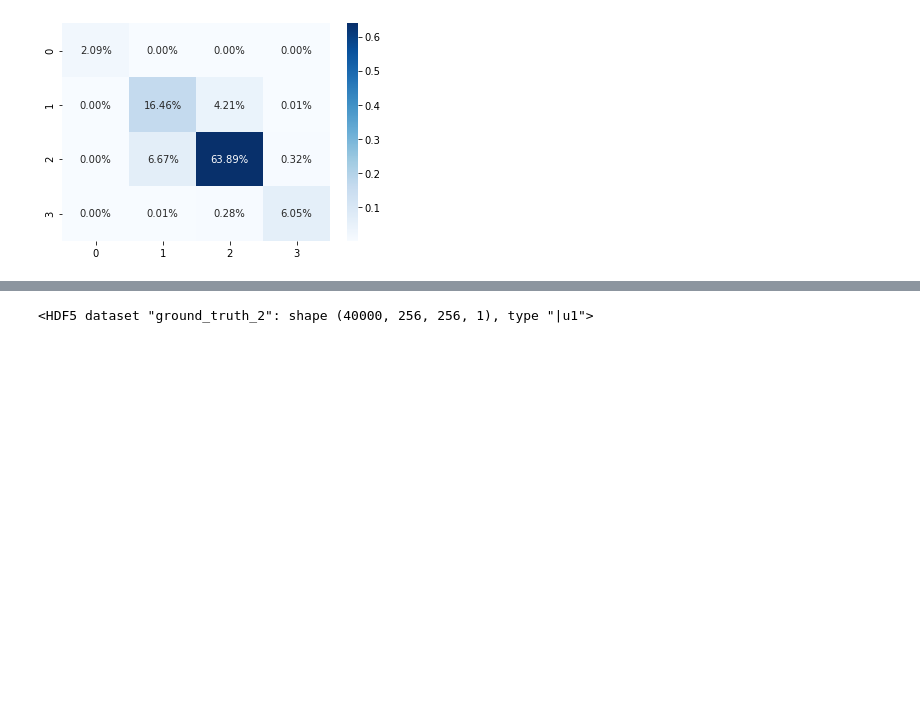
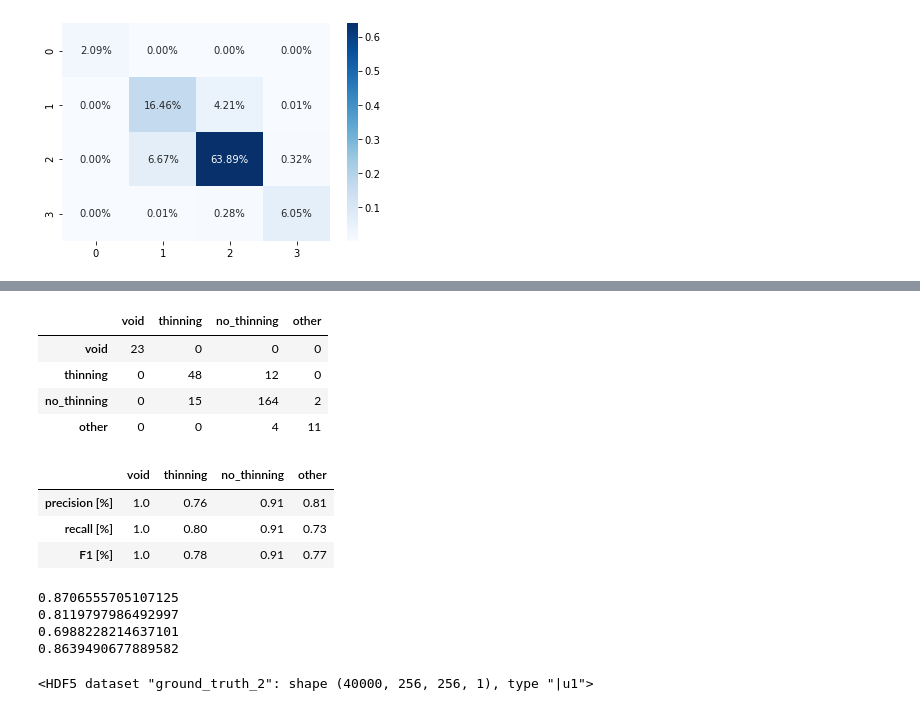
Before and after one commit to satlawa/edin_results, a Jupyter notebook: edin_results.ipynb, the cells around one changed output, grey strips where cells are left out. Saved outputs shown, nothing was run; the diff lists cells and outputs as text; code cells hidden in the pictures; blank space fills up the shorter version.

```diff
--- a/edin_results.ipynb
+++ b/edin_results.ipynb
@@ -183,0 +301,19 @@ sns.heatmap(cm_test/np.sum(cm_test), annot=True,
+# %%
+df_test = pd.DataFrame(cm_test/10**6, index=['void', 'thinning', 'no_thinning', 'other'], \
+                       columns=['void', 'thinning', 'no_thinning', 'other'])
+df_test.round(0).astype(int)
+# %% [output]
+|  | void | thinning | no_thinning | other |
+| void | 23 | 0 | 0 | 0 |
+| thinning | 0 | 48 | 12 | 0 |
+| no_thinning | 0 | 15 | 164 | 2 |
+| other | 0 | 0 | 4 | 11 |
+# %%
+df_test_plus = pd.DataFrame(cm_test_plus, index=['precision [%]', 'recall [%]', 'F1 [%]'], \
+                       columns=['void', 'thinning', 'no_thinning', 'other'])
+df_test_plus.round(2)
+# %% [output]
+|  | void | thinning | no_thinning | other |
+| precision [%] | 1.0 | 0.76 | 0.91 | 0.81 |
+| recall [%] | 1.0 | 0.80 | 0.91 | 0.73 |
+| F1 [%] | 1.0 | 0.78 | 0.91 | 0.77 |
@@ -184,2 +324,25 @@ sns.heatmap(cm_test/np.sum(cm_test), annot=True,
+# %%
+true_pos = np.diag(x)
+precision = true_pos / np.sum(x, axis=0)
+recall = true_pos / np.sum(x, axis=1)
+
+# Acc all
+print(true_pos.sum()/x.sum())
+
+# Acc mean
+print(np.mean(true_pos/x.sum(axis=1)))
+
+# IoU
+false_neg = np.sum(x, axis=0)-true_pos
+false_pos = np.sum(x, axis=1)-true_pos
+print(np.mean(true_pos/(true_pos+false_pos+false_neg)))
+
+# Dice
+print(np.mean(F1))
+# %% [output]
+0.8706555705107125
+0.8119797986492997
+0.6988228214637101
+0.8639490677889582
 # %%
 # confusion matrix
```
Also changed, not shown: parts of 20 cells of this notebook, 4 other files.
